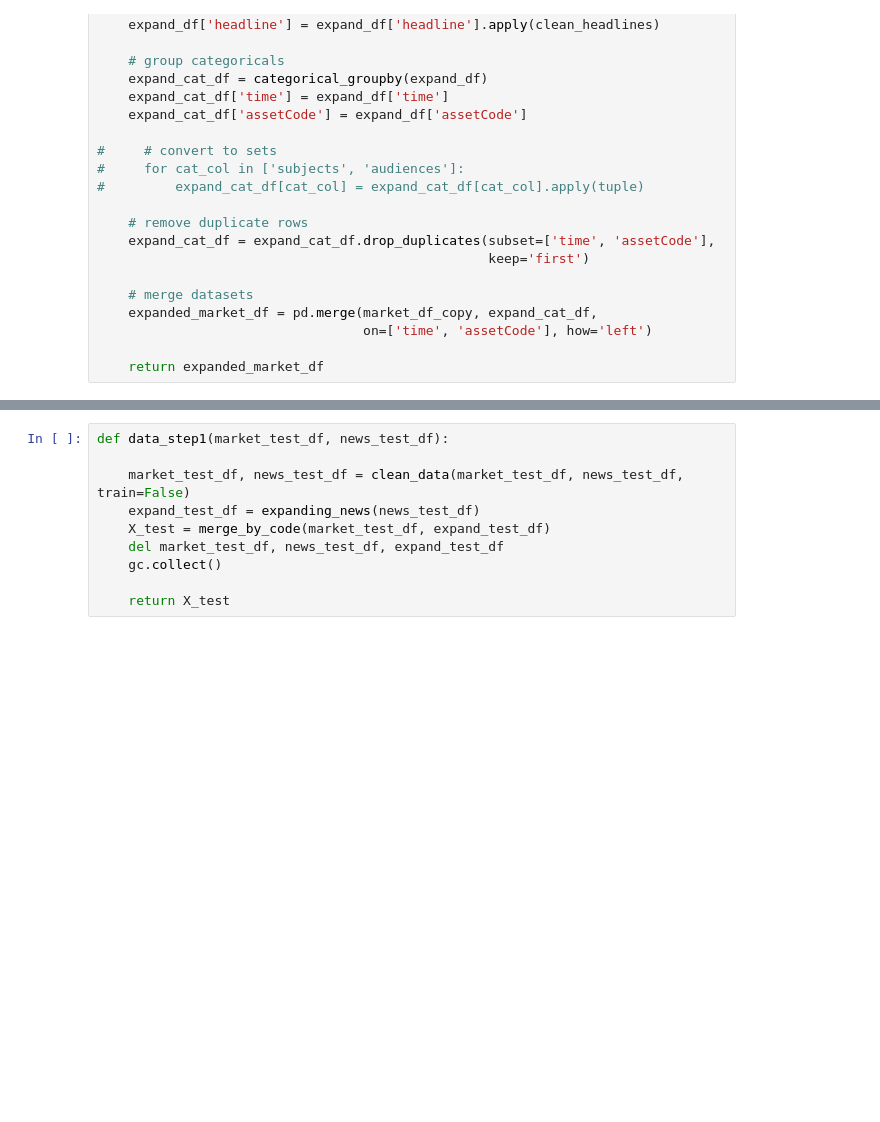
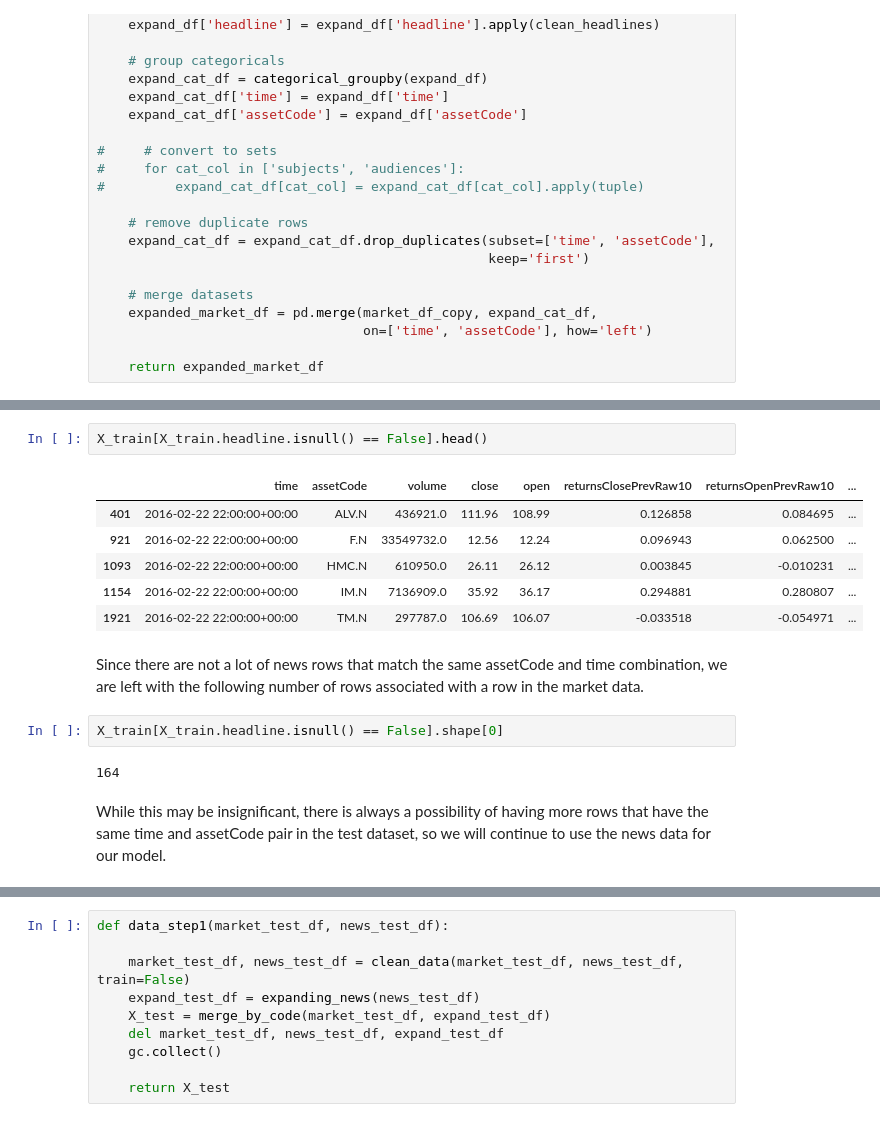
Before and after one commit to jangarong/StockMarketPredictions, a Jupyter notebook: Amateur Hour - Predicting Stocks using LightGBM.ipynb, the cells around one changed output, grey strips where cells are left out. Saved outputs shown, nothing was run; the diff lists cells and outputs as text; blank space fills up the shorter version.

```diff
--- a/Amateur Hour - Predicting Stocks using LightGBM.ipynb
+++ b/Amateur Hour - Predicting Stocks using LightGBM.ipynb
@@ -251,2 +288,19 @@ X_train = merge_by_code(market_train_df, expand_train_df)
+# %%
+X_train[X_train.headline.isnull() == False].head()
+# %% [output]
+|  | time | assetCode | volume | close | open | returnsClosePrevRaw10 | returnsOpenPrevRaw10 | ... |
+| 401 | 2016-02-22 22:00:00+00:00 | ALV.N | 436921.0 | 111.96 | 108.99 | 0.126858 | 0.084695 | ... |
+| 921 | 2016-02-22 22:00:00+00:00 | F.N | 33549732.0 | 12.56 | 12.24 | 0.096943 | 0.062500 | ... |
+| 1093 | 2016-02-22 22:00:00+00:00 | HMC.N | 610950.0 | 26.11 | 26.12 | 0.003845 | -0.010231 | ... |
+| 1154 | 2016-02-22 22:00:00+00:00 | IM.N | 7136909.0 | 35.92 | 36.17 | 0.294881 | 0.280807 | ... |
+| 1921 | 2016-02-22 22:00:00+00:00 | TM.N | 297787.0 | 106.69 | 106.07 | -0.033518 | -0.054971 | ... |
+# %% [markdown]
+Since there are not a lot of news rows that match the same assetCode and time combination, we are left with the following number of rows associated with a row in the market data.
+# %%
+X_train[X_train.headline.isnull() == False].shape[0]
+# %% [output]
+164
+# %% [markdown]
+While this may be insignificant, there is always a possibility of having more rows that have the same time and assetCode pair in the test dataset, so we will continue to use the news data for our model.
 # %%
 X_train.tail()
```
Also changed, not shown: parts of 43 cells of this notebook.
